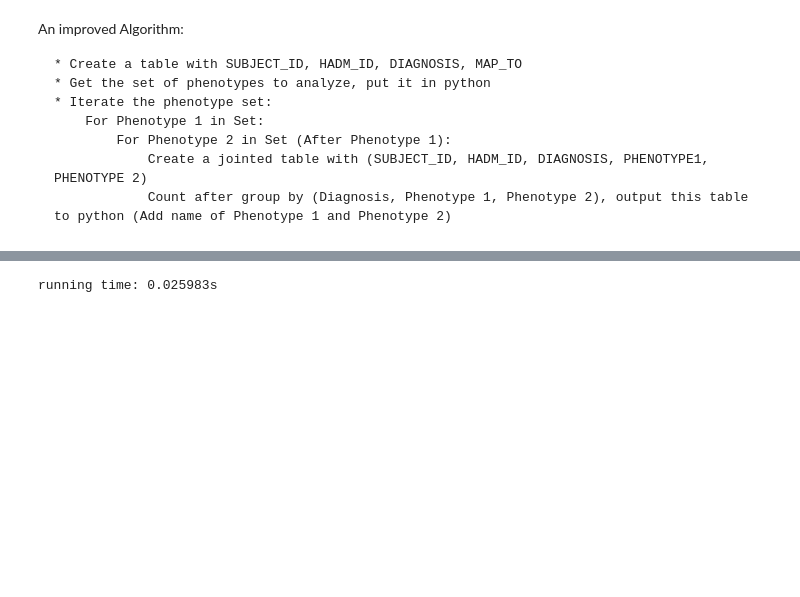
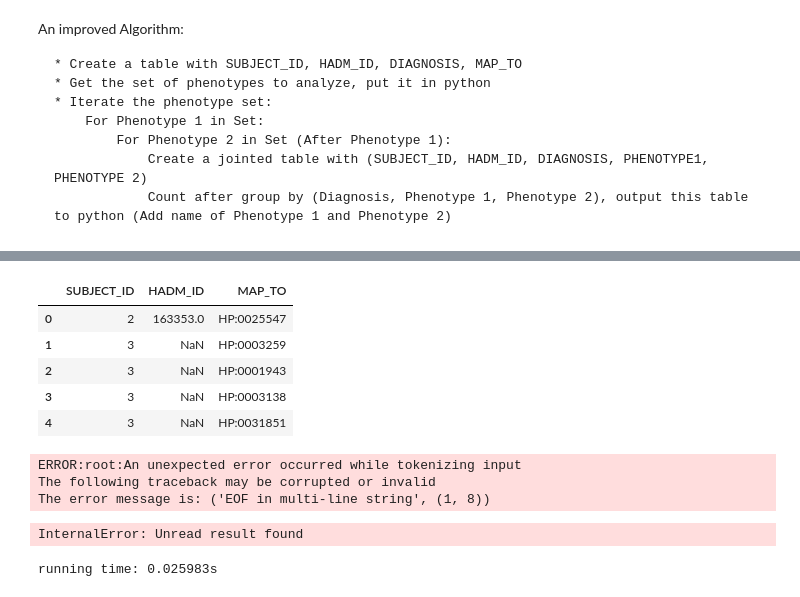
Before and after one commit to TheJacksonLaboratory/MIMIC_HPO, a Jupyter notebook: src/main/resources/mutual_info.ipynb, the cells around one changed output, grey strips where cells are left out. Drawn from its saved outputs; the diff is of its cells as text; code cells hidden in the pictures; blank space fills up the shorter version.

```diff
--- a/src/main/resources/mutual_info.ipynb
+++ b/src/main/resources/mutual_info.ipynb
@@ -800,0 +806,11 @@ InternalError: Unread result found
+# %%
+pd.read_sql_query('''
+select * from p LIMIT 5
+''', mydb)
+# %% [output]
+|  | SUBJECT_ID | HADM_ID | MAP_TO |
+| 0 | 2 | 163353.0 | HP:0025547 |
+| 1 | 3 | NaN | HP:0003259 |
+| 2 | 3 | NaN | HP:0001943 |
+| 3 | 3 | NaN | HP:0003138 |
+| 4 | 3 | NaN | HP:0031851 |
@@ -801,3 +831,35 @@ InternalError: Unread result found
+# %%
+def iterate_all_brutal_v2():
+    summary_statistics = pd.DataFrame(data={'DIAGNOSIS_CODE':[], 'P1':[], 'P2':[], 'DIAGNOSIS':[], 'PHENOTYPE1':[], 'PHENOTYPE2':[], 'N':[]})
+    createAbnormalPhenotypeTable(1)
+    #for diagnosis in diagnosisSet.keys():
+    for diagnosis in ['428']:
+        if (diagnosisSet[diagnosis] > 10000):
+        #/*This is abnormal phenotypes. It is possible that one */
+            createDiagnosisTable(diagnosis)
+            queryString = "ddd".format(diagnosis)
+            phenolist = pd.read_sql_query(queryString, mydb)
+            phenoSet = phenolist[phenolist['count'] > 10].MAP_TO
+                # compute the mutual information of each phenotype and diagnosis
+                for i in np.arange(len(phenoSet)):
+                    phenotype1 = phenoSet[i]
+                    diagnosisAndPhenotype1(phenotype1)
+                    for j in np.arange(i + 1, len(phenoSet)):
+                        phenotype2 = phenoSet[j]
+                        result = diagnosisAndPhenotype2(phenotype)
+                        result['DIAGNOSIS_CODE']= diagnosis
+                        result['P1'] = phenotype1
+                        result['P2'] = phenotype2
+                        summary_statistics.append(result)
+
+    return summary_statistics
+
+iterate_all_brutal_v2()
+# %% [output]
+ERROR:root:An unexpected error occurred while tokenizing input
+The following traceback may be corrupted or invalid
+The error message is: ('EOF in multi-line string', (1, 8))
+InternalError: Unread result found
 # %%
 # note this takes a long time and large disk size to run
 start = datetime.datetime.now()
```
Also changed, not shown: parts of 10 cells of this notebook.
